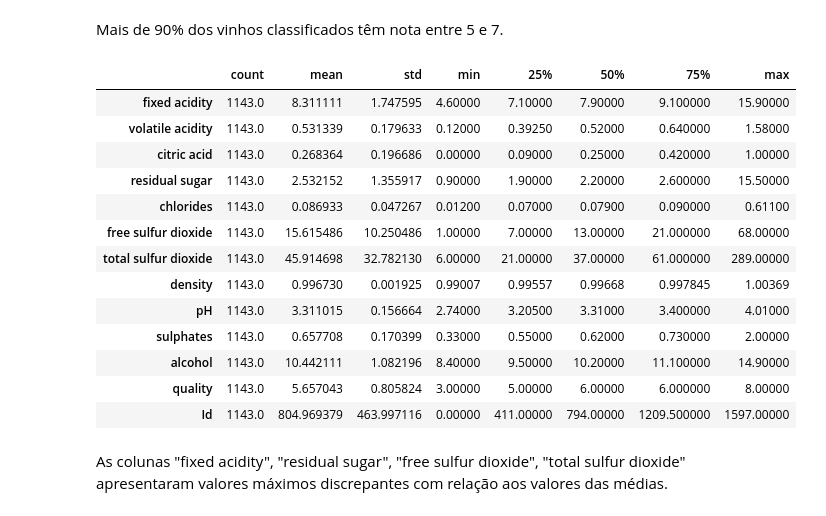
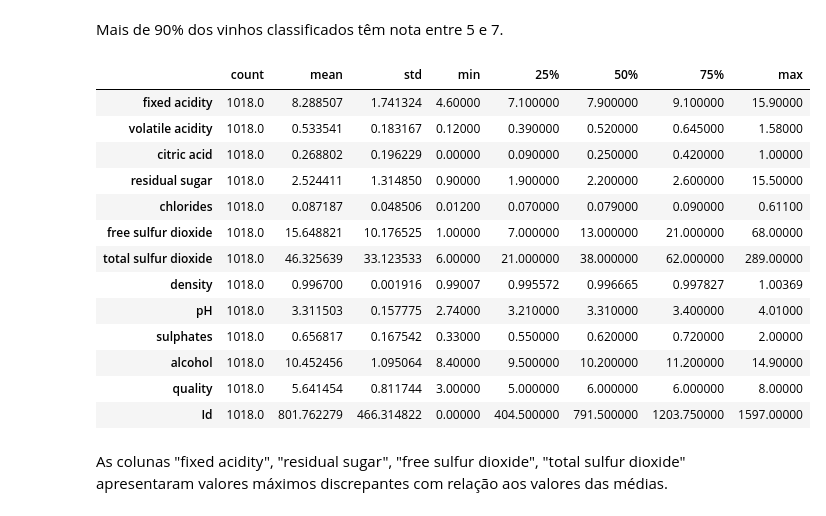
Before and after one commit to aneliabe/wine-quality-classification, a Jupyter notebook: notebooks/wine_quality_analysis.ipynb, the cells around one changed output. Saved outputs shown, nothing was run; the diff lists cells and outputs as text; code cells hidden in the pictures.

Commit message:
cleaned repeated rows

```diff
--- a/notebooks/wine_quality_analysis.ipynb
+++ b/notebooks/wine_quality_analysis.ipynb
@@ -240,0 +245,11 @@ O dataset possui **1143** linhas e **13** colunas.
+# %%
+# 1. Preservar o dataset original
+df_original = df.copy()
+
+# 2. Remoção dos dados repetidos, mantendo apenas um de cada padrão
+df_clean = df_original.drop_duplicates(
+    subset=df_original.columns.drop("Id"),
+    keep="first"
+)
+
+df_clean.shape
@@ -311,22 +330,22 @@ plt.show()
 Mais de 90% dos vinhos classificados têm nota entre 5 e 7.
 # %%
 #Estatísticas descritivas de cada coluna
-df.describe().T
+df_clean.describe().T
 # %% [output]
 |  | count | mean | std | min | 25% | 50% | 75% | max |
-| fixed acidity | 1143.0 | 8.311111 | 1.747595 | 4.60000 | 7.10000 | 7.90000 | 9.100000 | 15.90000 |
-| volatile acidity | 1143.0 | 0.531339 | 0.179633 | 0.12000 | 0.39250 | 0.52000 | 0.640000 | 1.58000 |
-| citric acid | 1143.0 | 0.268364 | 0.196686 | 0.00000 | 0.09000 | 0.25000 | 0.420000 | 1.00000 |
-| residual sugar | 1143.0 | 2.532152 | 1.355917 | 0.90000 | 1.90000 | 2.20000 | 2.600000 | 15.50000 |
-| chlorides | 1143.0 | 0.086933 | 0.047267 | 0.01200 | 0.07000 | 0.07900 | 0.090000 | 0.61100 |
-| free sulfur dioxide | 1143.0 | 15.615486 | 10.250486 | 1.00000 | 7.00000 | 13.00000 | 21.000000 | 68.00000 |
-| total sulfur dioxide | 1143.0 | 45.914698 | 32.782130 | 6.00000 | 21.00000 | 37.00000 | 61.000000 | 289.00000 |
-| density | 1143.0 | 0.996730 | 0.001925 | 0.99007 | 0.99557 | 0.99668 | 0.997845 | 1.00369 |
-| pH | 1143.0 | 3.311015 | 0.156664 | 2.74000 | 3.20500 | 3.31000 | 3.400000 | 4.01000 |
-| sulphates | 1143.0 | 0.657708 | 0.170399 | 0.33000 | 0.55000 | 0.62000 | 0.730000 | 2.00000 |
-| alcohol | 1143.0 | 10.442111 | 1.082196 | 8.40000 | 9.50000 | 10.20000 | 11.100000 | 14.90000 |
-| quality | 1143.0 | 5.657043 | 0.805824 | 3.00000 | 5.00000 | 6.00000 | 6.000000 | 8.00000 |
-| Id | 1143.0 | 804.969379 | 463.997116 | 0.00000 | 411.00000 | 794.00000 | 1209.500000 | 1597.00000 |
+| fixed acidity | 1018.0 | 8.288507 | 1.741324 | 4.60000 | 7.100000 | 7.900000 | 9.100000 | 15.90000 |
+| volatile acidity | 1018.0 | 0.533541 | 0.183167 | 0.12000 | 0.390000 | 0.520000 | 0.645000 | 1.58000 |
+| citric acid | 1018.0 | 0.268802 | 0.196229 | 0.00000 | 0.090000 | 0.250000 | 0.420000 | 1.00000 |
+| residual sugar | 1018.0 | 2.524411 | 1.314850 | 0.90000 | 1.900000 | 2.200000 | 2.600000 | 15.50000 |
+| chlorides | 1018.0 | 0.087187 | 0.048506 | 0.01200 | 0.070000 | 0.079000 | 0.090000 | 0.61100 |
+| free sulfur dioxide | 1018.0 | 15.648821 | 10.176525 | 1.00000 | 7.000000 | 13.000000 | 21.000000 | 68.00000 |
+| total sulfur dioxide | 1018.0 | 46.325639 | 33.123533 | 6.00000 | 21.000000 | 38.000000 | 62.000000 | 289.00000 |
+| density | 1018.0 | 0.996700 | 0.001916 | 0.99007 | 0.995572 | 0.996665 | 0.997827 | 1.00369 |
+| pH | 1018.0 | 3.311503 | 0.157775 | 2.74000 | 3.210000 | 3.310000 | 3.400000 | 4.01000 |
+| sulphates | 1018.0 | 0.656817 | 0.167542 | 0.33000 | 0.550000 | 0.620000 | 0.720000 | 2.00000 |
+| alcohol | 1018.0 | 10.452456 | 1.095064 | 8.40000 | 9.500000 | 10.200000 | 11.200000 | 14.90000 |
+| quality | 1018.0 | 5.641454 | 0.811744 | 3.00000 | 5.000000 | 6.000000 | 6.000000 | 8.00000 |
+| Id | 1018.0 | 801.762279 | 466.314822 | 0.00000 | 404.500000 | 791.500000 | 1203.750000 | 1597.00000 |
 # %% [markdown]
 As colunas "fixed acidity", "residual sugar", "free sulfur dioxide", "total sulfur dioxide" apresentaram valores máximos discrepantes com relação aos valores das médias.
 # %% [markdown]
```
Also changed, not shown: parts of 22 cells of this notebook.
